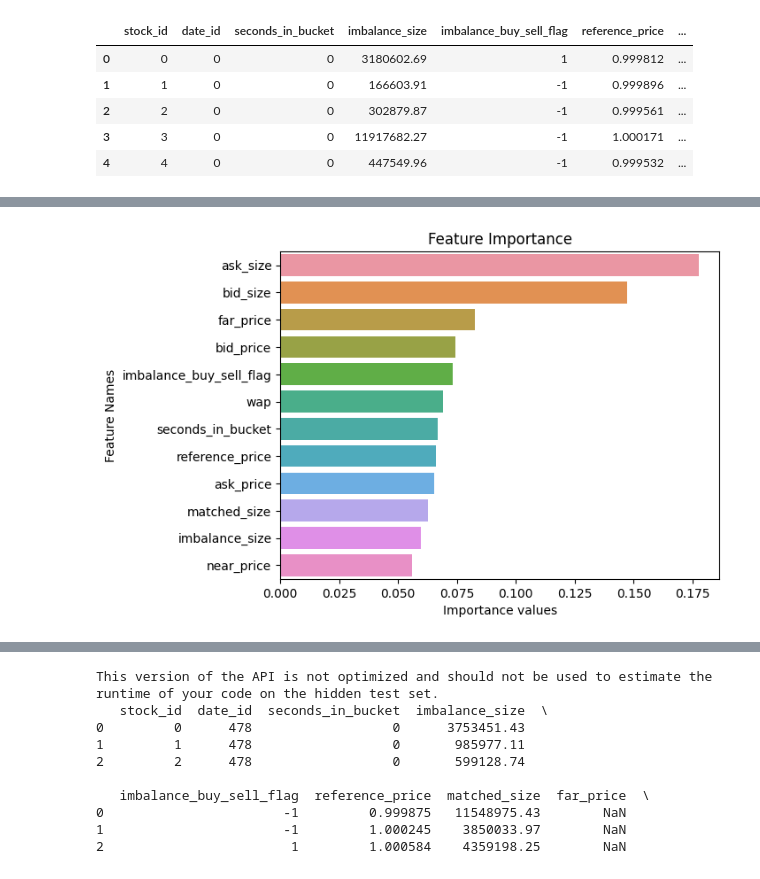
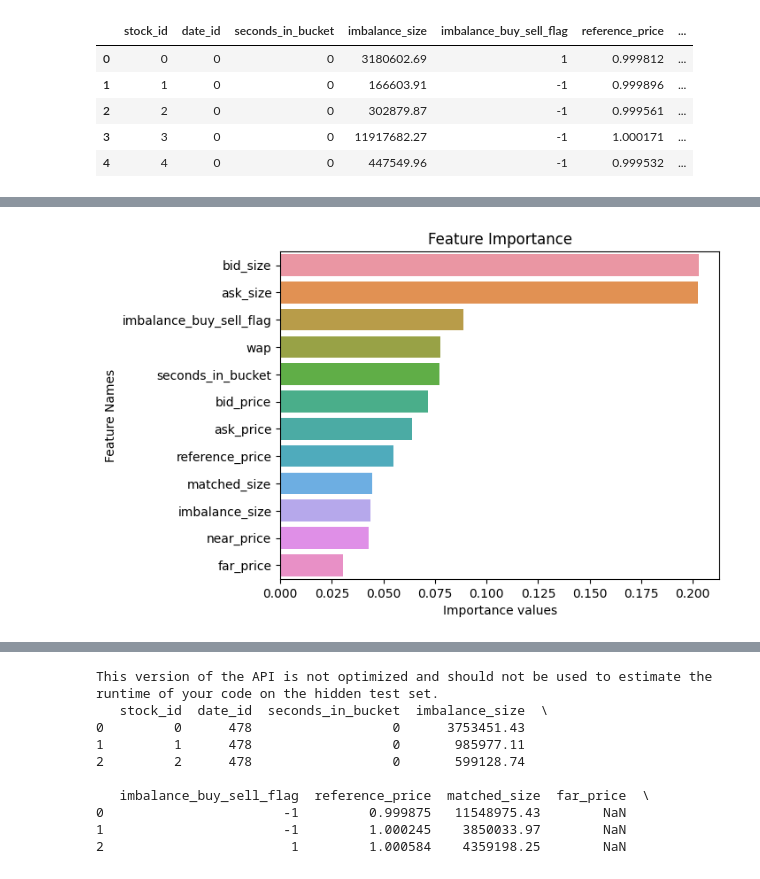
Before and after one commit to alvinjiang1/optiver_kaggle, a Jupyter notebook: optiver-trading-at-the-close/optiver-v2.ipynb, the cells around one changed output, grey strips where cells are left out. Saved outputs shown, nothing was run; the diff lists cells and outputs as text; code cells hidden in the pictures.

```diff
--- a/optiver-trading-at-the-close/optiver-v2.ipynb
+++ b/optiver-trading-at-the-close/optiver-v2.ipynb
@@ -50,17 +66,17 @@ FileNotFoundError: [Errno 2] No such file or directory: '/Users/alvin/Documents/
 # %%
 import matplotlib.pyplot as plt
 import seaborn as sns
-feature_importances = models[0].feature_importances_
+feature_importances = models[1].feature_importances_
 fi_dict = {
     "importances":feature_importances,
     "feature_names":features
 }
 fi_df = pd.DataFrame(data=fi_dict)
 fi_df.sort_values(by=['importances'], ascending=False, inplace=True)
 sns.barplot(x=fi_df["importances"], y=fi_df["feature_names"])
 plt.title("Feature Importance")
 plt.xlabel("Importance values")
 plt.ylabel("Feature Names")
 plt.show()
 # %% [output]
-[figure, old version]
+[figure, new version]
```
Also changed, not shown: parts of 4 cells of this notebook.
